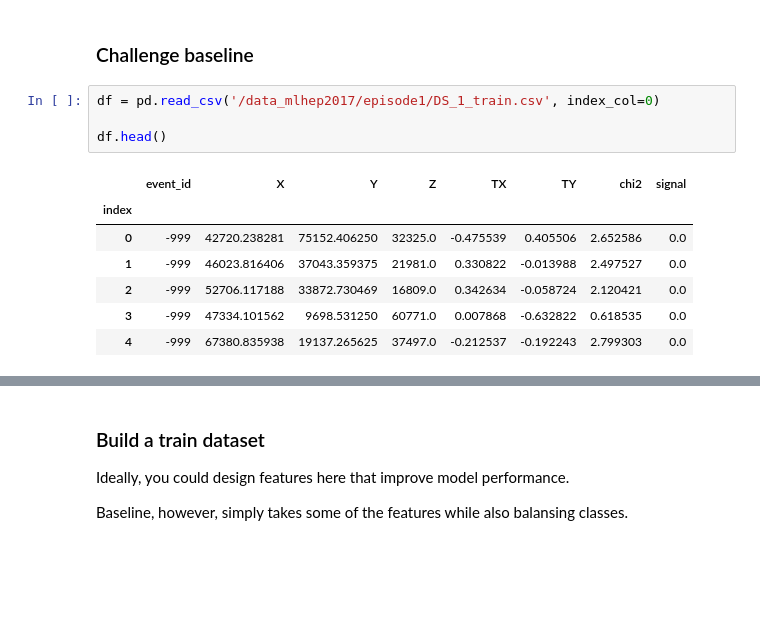
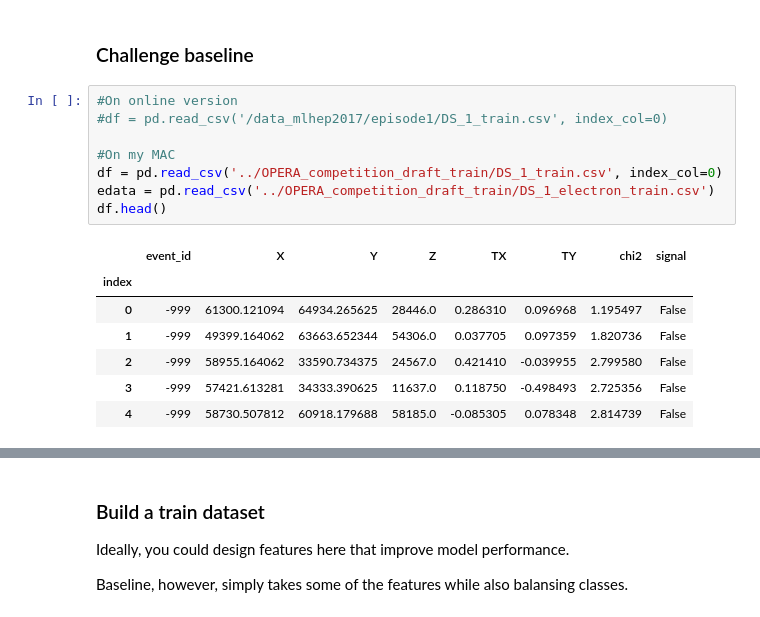
Before and after one commit to yandexdataschool/mlhep2017, a Jupyter notebook: Challenge-MyVersion.ipynb, the cells around one changed output, grey strips where cells are left out. Saved outputs shown, nothing was run; the diff lists cells and outputs as text; blank space fills up the shorter version.

Commit message:
All the files modified during the competition 1

```diff
--- a/Challenge-MyVersion.ipynb
+++ b/Challenge-MyVersion.ipynb
@@ -7,14 +7,18 @@ from matplotlib import pyplot as plt
 # %% [markdown]
 ### Challenge baseline
 # %%
-df = pd.read_csv('/data_mlhep2017/episode1/DS_1_train.csv', index_col=0)
+#On online version
+#df = pd.read_csv('/data_mlhep2017/episode1/DS_1_train.csv', index_col=0)
 
+#On my MAC
+df = pd.read_csv('../OPERA_competition_draft_train/DS_1_train.csv', index_col=0)
+edata = pd.read_csv('../OPERA_competition_draft_train/DS_1_electron_train.csv')
 df.head()
 # %% [output]
 |  | event_id | X | Y | Z | TX | TY | chi2 | signal |
 | index |  |  |  |  |  |  |  |  |
-| 0 | -999 | 42720.238281 | 75152.406250 | 32325.0 | -0.475539 | 0.405506 | 2.652586 | 0.0 |
-| 1 | -999 | 46023.816406 | 37043.359375 | 21981.0 | 0.330822 | -0.013988 | 2.497527 | 0.0 |
-| 2 | -999 | 52706.117188 | 33872.730469 | 16809.0 | 0.342634 | -0.058724 | 2.120421 | 0.0 |
-| 3 | -999 | 47334.101562 | 9698.531250 | 60771.0 | 0.007868 | -0.632822 | 0.618535 | 0.0 |
-| 4 | -999 | 67380.835938 | 19137.265625 | 37497.0 | -0.212537 | -0.192243 | 2.799303 | 0.0 |
+| 0 | -999 | 61300.121094 | 64934.265625 | 28446.0 | 0.286310 | 0.096968 | 1.195497 | False |
+| 1 | -999 | 49399.164062 | 63663.652344 | 54306.0 | 0.037705 | 0.097359 | 1.820736 | False |
+| 2 | -999 | 58955.164062 | 33590.734375 | 24567.0 | 0.421410 | -0.039955 | 2.799580 | False |
+| 3 | -999 | 57421.613281 | 34333.390625 | 11637.0 | 0.118750 | -0.498493 | 2.725356 | False |
+| 4 | -999 | 58730.507812 | 60918.179688 | 58185.0 | -0.085305 | 0.078348 | 2.814739 | False |
```
Also changed, not shown: parts of 15 cells of this notebook, 4 other files.
